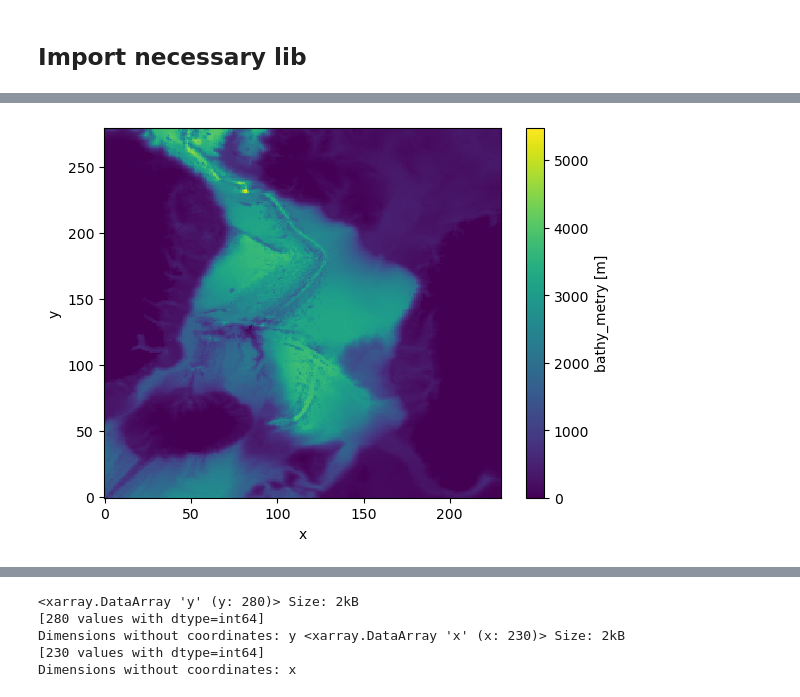
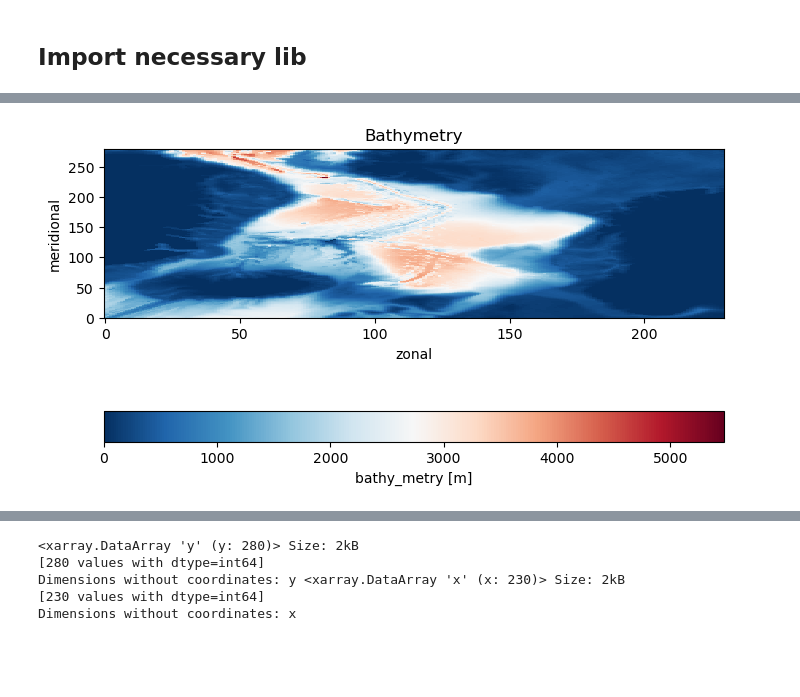
Before and after one commit to Ezi001/FNO-Nordic-Sea, a Jupyter notebook: readdata.ipynb, the cells around one changed output, grey strips where cells are left out. Drawn from its saved outputs; the diff is of its cells as text; code cells hidden in the pictures; blank space fills up the shorter version.

```diff
--- a/readdata.ipynb
+++ b/readdata.ipynb
@@ -70,8 +94,13 @@ data_bath = xr.open_dataset('data\\nordic_seas_domain_cfg.nc')
 # %%
-data_bath["bathy_metry"].plot()
+# Bathymetry is the depth of the ocean.
+da = data_bath["bathy_metry"]
+img = da.plot(cmap="RdBu_r", add_colorbar=True, cbar_kwargs={"orientation":"horizontal", "pad":0.3})
 
 #.plot()
+plt.xlabel("zonal")
+plt.ylabel("meridional")
+plt.title("Bathymetry")
 plt.show()
 # %% [output]
-[figure, old version]
+[figure, new version]
 # %%
```
Also changed, not shown: parts of 17 cells of this notebook, 10 other files.
